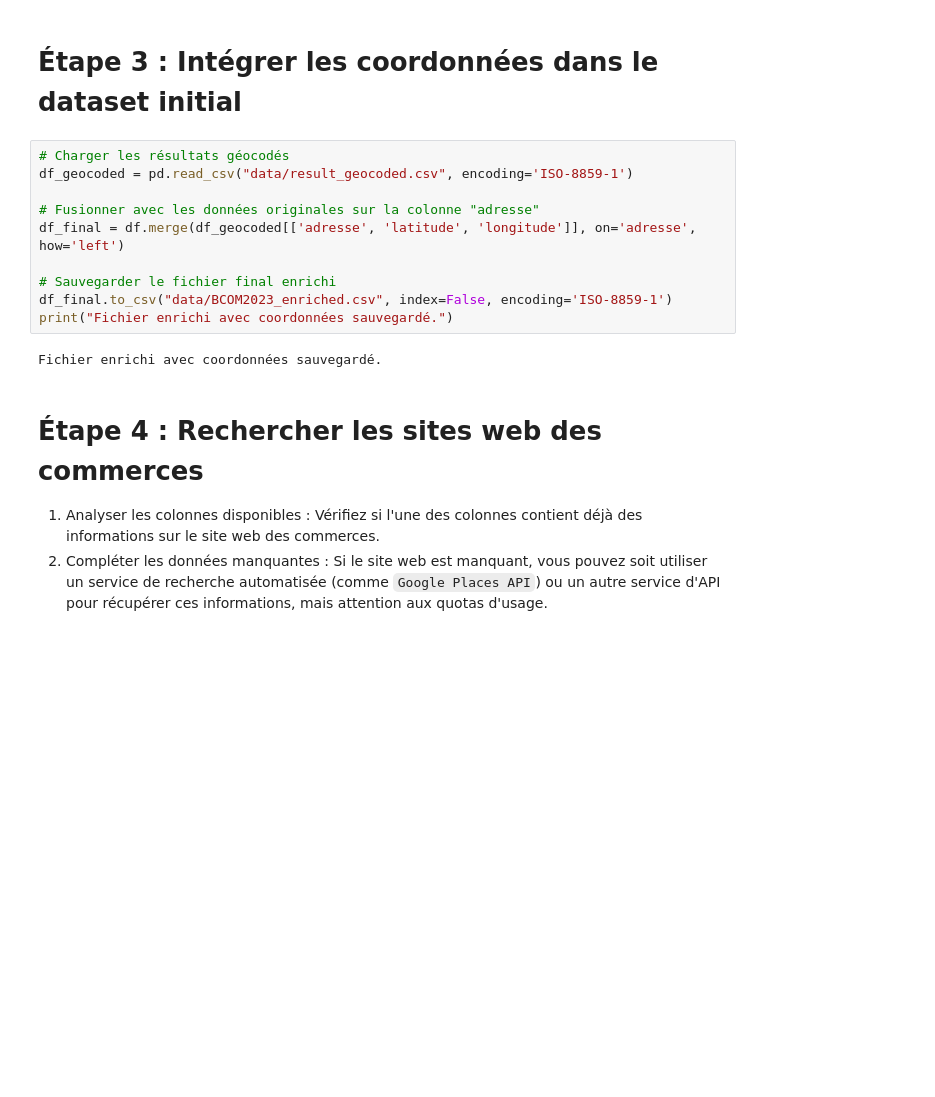
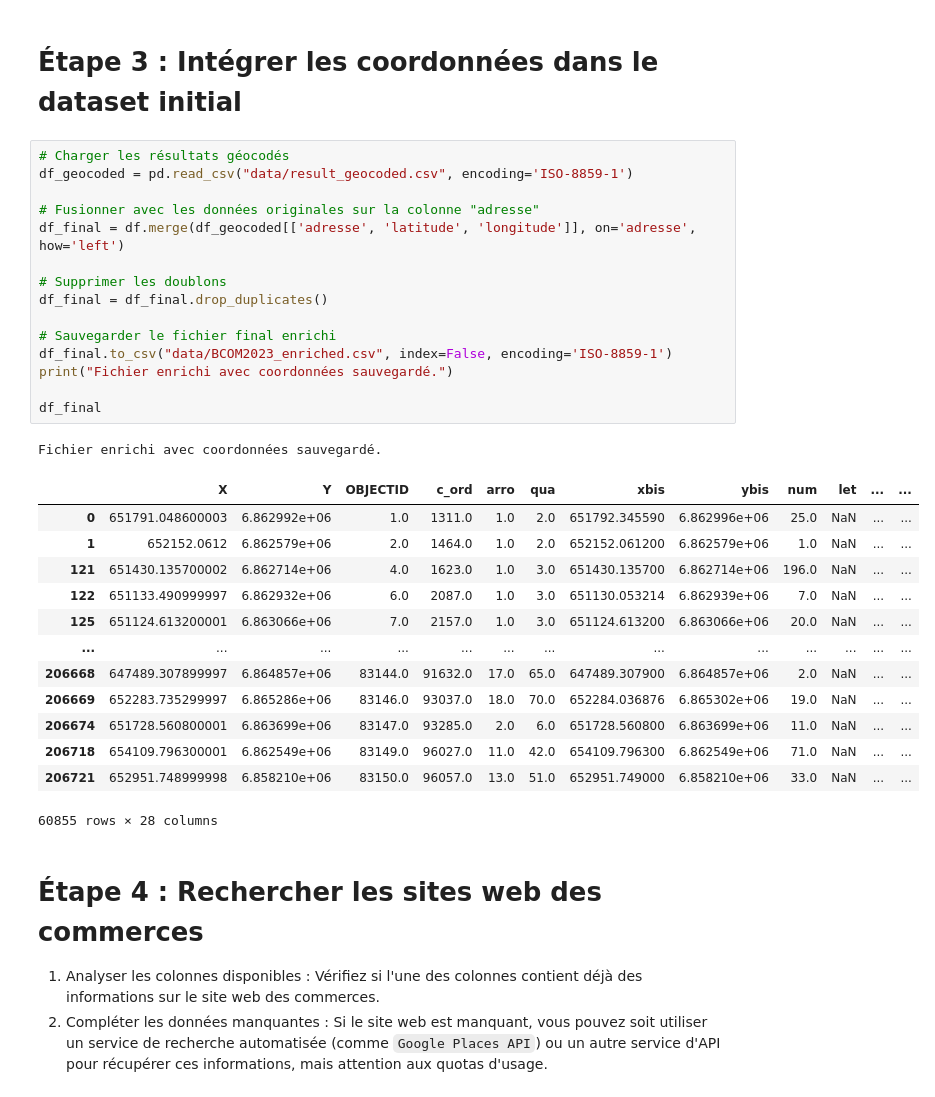
Before and after one commit to InnateAlloy6/SAE_COLLECT_AUTO, a Jupyter notebook: BCOM2023.ipynb, the cells around one changed output. Drawn from its saved outputs; the diff is of its cells as text; blank space fills up the shorter version.

```diff
--- a/BCOM2023.ipynb
+++ b/BCOM2023.ipynb
@@ -73,15 +73,33 @@ Géocodage réussi. Fichier sauvegardé sous 'data/result_geocoded.csv'.
 # %%
 # Charger les résultats géocodés
 df_geocoded = pd.read_csv("data/result_geocoded.csv", encoding='ISO-8859-1')
 
 # Fusionner avec les données originales sur la colonne "adresse"
 df_final = df.merge(df_geocoded[['adresse', 'latitude', 'longitude']], on='adresse', how='left')
 
+# Supprimer les doublons
+df_final = df_final.drop_duplicates()
+
 # Sauvegarder le fichier final enrichi
 df_final.to_csv("data/BCOM2023_enriched.csv", index=False, encoding='ISO-8859-1')
 print("Fichier enrichi avec coordonnées sauvegardé.")
+
+df_final
 # %% [output]
 Fichier enrichi avec coordonnées sauvegardé.
+|  | X | Y | OBJECTID | c_ord | arro | qua | xbis | ybis | num | let | ... | ... |
+| 0 | 651791.048600003 | 6.862992e+06 | 1.0 | 1311.0 | 1.0 | 2.0 | 651792.345590 | 6.862996e+06 | 25.0 | NaN | ... | ... |
+| 1 | 652152.0612 | 6.862579e+06 | 2.0 | 1464.0 | 1.0 | 2.0 | 652152.061200 | 6.862579e+06 | 1.0 | NaN | ... | ... |
+| 121 | 651430.135700002 | 6.862714e+06 | 4.0 | 1623.0 | 1.0 | 3.0 | 651430.135700 | 6.862714e+06 | 196.0 | NaN | ... | ... |
+| 122 | 651133.490999997 | 6.862932e+06 | 6.0 | 2087.0 | 1.0 | 3.0 | 651130.053214 | 6.862939e+06 | 7.0 | NaN | ... | ... |
+| 125 | 651124.613200001 | 6.863066e+06 | 7.0 | 2157.0 | 1.0 | 3.0 | 651124.613200 | 6.863066e+06 | 20.0 | NaN | ... | ... |
+| ... | ... | ... | ... | ... | ... | ... | ... | ... | ... | ... | ... | ... |
+| 206668 | 647489.307899997 | 6.864857e+06 | 83144.0 | 91632.0 | 17.0 | 65.0 | 647489.307900 | 6.864857e+06 | 2.0 | NaN | ... | ... |
+| 206669 | 652283.735299997 | 6.865286e+06 | 83146.0 | 93037.0 | 18.0 | 70.0 | 652284.036876 | 6.865302e+06 | 19.0 | NaN | ... | ... |
+| 206674 | 651728.560800001 | 6.863699e+06 | 83147.0 | 93285.0 | 2.0 | 6.0 | 651728.560800 | 6.863699e+06 | 11.0 | NaN | ... | ... |
+| 206718 | 654109.796300001 | 6.862549e+06 | 83149.0 | 96027.0 | 11.0 | 42.0 | 654109.796300 | 6.862549e+06 | 71.0 | NaN | ... | ... |
+| 206721 | 652951.748999998 | 6.858210e+06 | 83150.0 | 96057.0 | 13.0 | 51.0 | 652951.749000 | 6.858210e+06 | 33.0 | NaN | ... | ... |
+60855 rows × 28 columns
 # %% [markdown]
 # Étape 4 : Rechercher les sites web des commerces
 1. Analyser les colonnes disponibles : Vérifiez si l'une des colonnes contient déjà des informations sur le site web des commerces.
```
Also changed, not shown: parts of 3 cells of this notebook.
